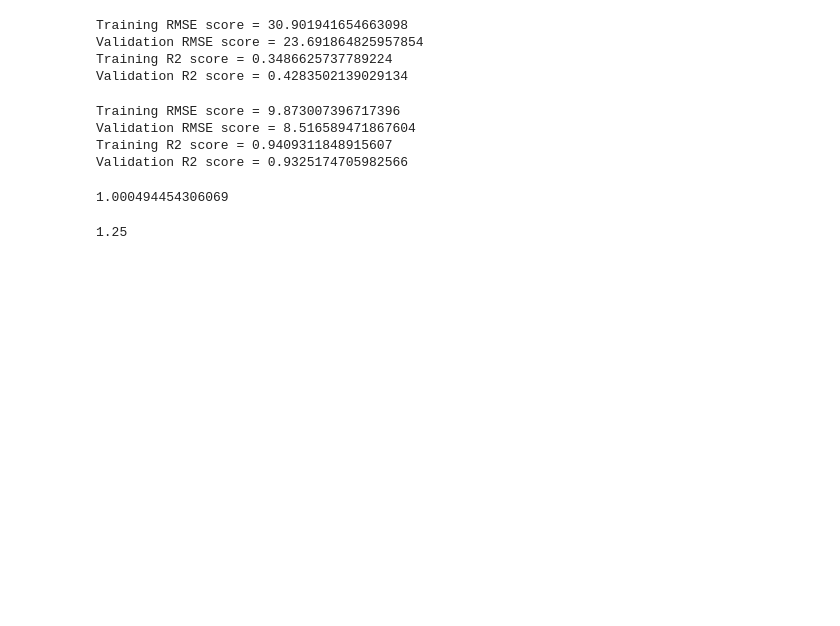
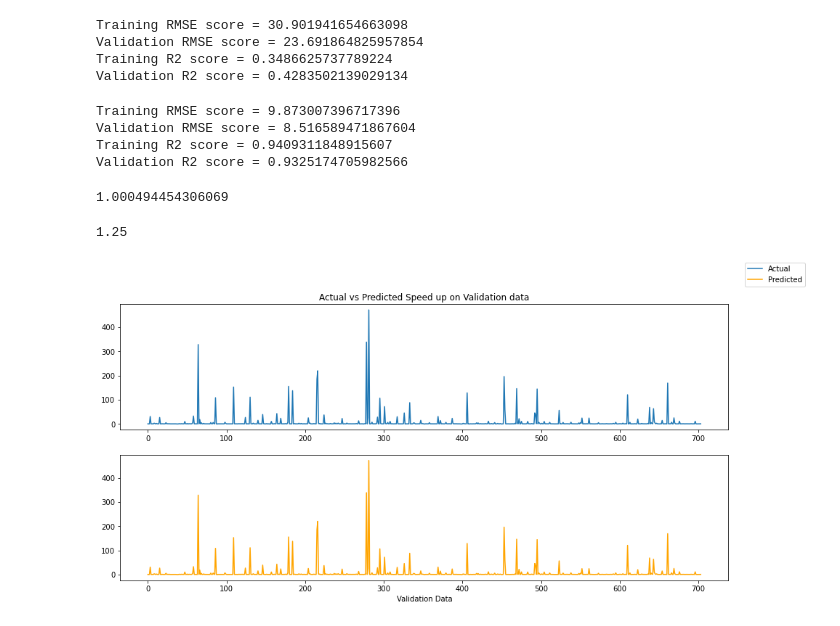
Before and after one commit to SAR2652/NYU-GPU-Final-Project, a Jupyter notebook: Analysis.ipynb, the cells around one changed output. Cells and saved outputs as stored; diff of their text form; code cells hidden in the pictures; blank space fills up the shorter version.

Commit message:
Updated Analysis with figures

```diff
--- a/Analysis.ipynb
+++ b/Analysis.ipynb
@@ -200,3 +202,6 @@ X_scaled = sc.fit_transform(X)
+# %%
+sc = pickle.load(open('utils/min_max_scaler.pickle', 'rb'))
+X_scaled = sc.transform(X)
 # %%
 X_train, X_val, y_train, y_val = train_test_split(X_scaled, y, test_size = 0.1, random_state = 42)
 # %%
@@ -304,0 +314,10 @@ y_val[10]
+# %%
+fig, axes = plt.subplots(2, 1, figsize = (15, 7))
+axes[0].set_title('Actual vs Predicted Speed up on Validation data')
+axes[0].plot(y_val, label = 'Actual')
+axes[1].plot(y_val, label = 'Predicted', color = 'orange')
+axes[1].set_xlabel('Validation Data')
+fig.legend()
+plt.savefig('validation_speedup_both.pdf')
+# %% [output]
+[figure, added]
```
Also changed, not shown: parts of 10 cells of this notebook, 1 other file.
